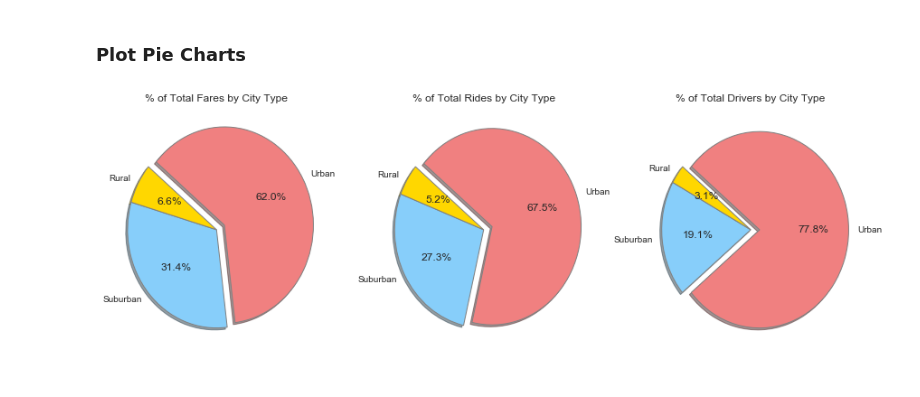
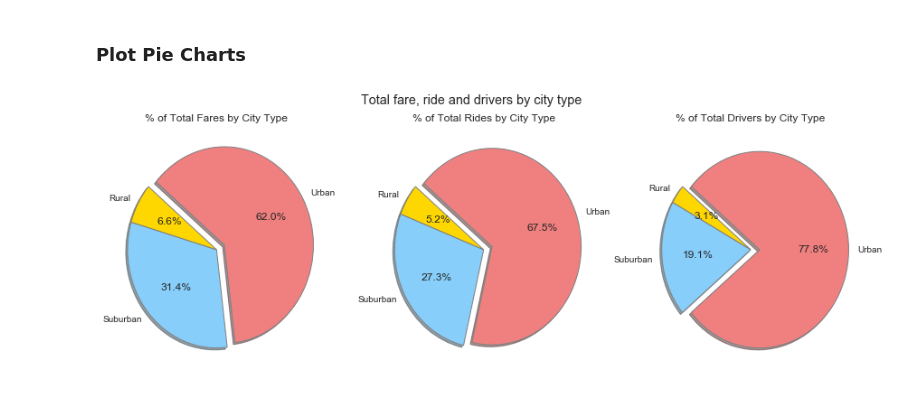
Before and after one commit to feng443/RUDSWeek5Matplotlib, a Jupyter notebook: Pyber/Pyber.ipynb, the cells around one changed output. Cells and saved outputs as stored; diff of their text form; code cells hidden in the pictures.

```diff
--- a/Pyber/Pyber.ipynb
+++ b/Pyber/Pyber.ipynb
@@ -149,32 +149,33 @@ PIE_STYLE = {
     'colors': COLORS,
     'labels': TYPES,
     'counterclock': False,
     'wedgeprops': {'linewidth': 1, 'edgecolor': 'grey'}
 }
 
-plt.figure(figsize=(15, 5))
+fig, ax = plt.subplots(3, 1, figsize=(15, 5))
+plt.suptitle("Total fare, ride and drivers by city type")
 
 plt.subplot(131)
 plt.title('% of Total Fares by City Type')
 plt.pie(
     df_city.groupby('type')['fare_total'].sum()[TYPES],
     **PIE_STYLE
 )
 
 plt.subplot(132)
 plt.title('% of Total Rides by City Type')
 plt.pie(
     df_city.groupby('type')['ride_count'].sum()[TYPES],
     **PIE_STYLE
 )
 
 plt.subplot(133)
 plt.title('% of Total Drivers by City Type')
 plt.pie(
     df_city.groupby('type')['driver_count'].sum()[TYPES],
     **PIE_STYLE
 )
 
 plt.show()
 # %% [output]
-[figure, old version]
+[figure, new version]
```
Also changed, not shown: parts of 1 cell of this notebook, 11 other files.
